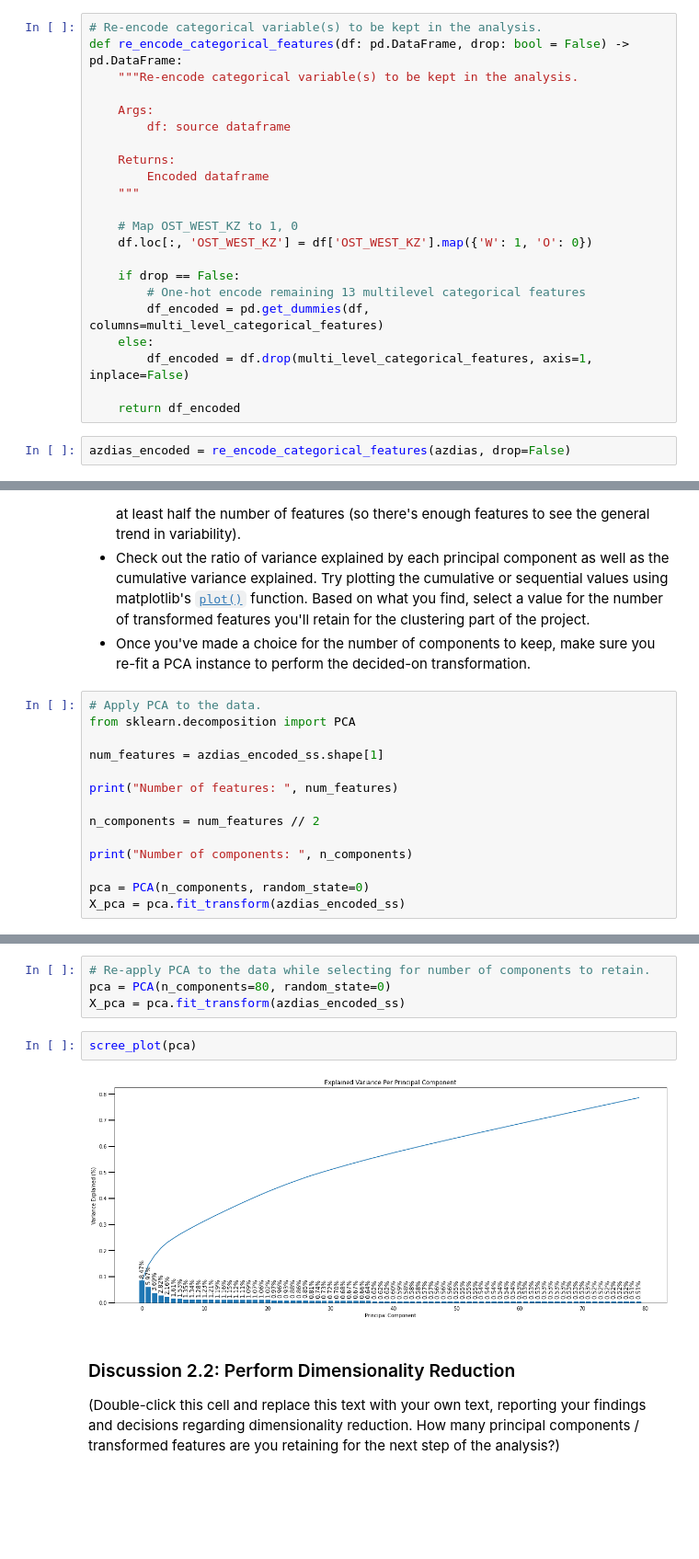
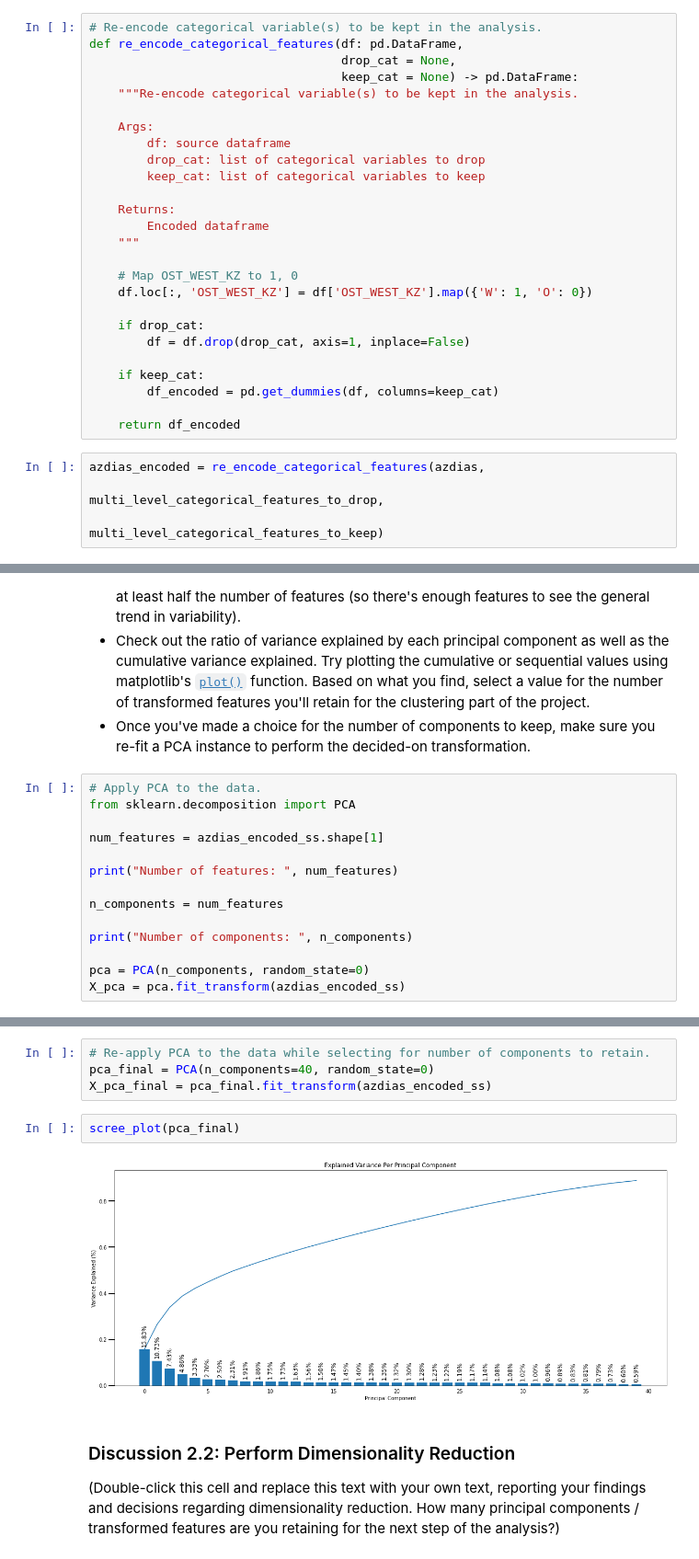
Before and after one commit to walidsi/identify-customer-segments, a Jupyter notebook: Identify_Customer_Segments.ipynb, the cells around one changed output, grey strips where cells are left out. Shown at 92% size. Drawn from its saved outputs; the diff is of its cells as text; blank space fills up the shorter version.

Commit message:
feat: dropped most categorical features and kept few

```diff
--- a/Identify_Customer_Segments.ipynb
+++ b/Identify_Customer_Segments.ipynb
@@ -481,10 +487,14 @@ for cat_feat in mixed_featrures:
 # %%
 # Re-encode categorical variable(s) to be kept in the analysis.
-def re_encode_categorical_features(df: pd.DataFrame, drop: bool = False) -> pd.DataFrame:
+def re_encode_categorical_features(df: pd.DataFrame,
+                                   drop_cat = None,
+                                   keep_cat = None) -> pd.DataFrame:
     """Re-encode categorical variable(s) to be kept in the analysis.
 
     Args:
         df: source dataframe
+        drop_cat: list of categorical variables to drop
+        keep_cat: list of categorical variables to keep
 
     Returns:
         Encoded dataframe
@@ -493,15 +503,17 @@ def re_encode_categorical_features(df: pd.DataFrame, drop: bool = False) -> pd.D
     # Map OST_WEST_KZ to 1, 0
     df.loc[:, 'OST_WEST_KZ'] = df['OST_WEST_KZ'].map({'W': 1, 'O': 0})
 
-    if drop == False:
-        # One-hot encode remaining 13 multilevel categorical features
-        df_encoded = pd.get_dummies(df, columns=multi_level_categorical_features)
-    else:
-        df_encoded = df.drop(multi_level_categorical_features, axis=1, inplace=False)
+    if drop_cat:
+        df = df.drop(drop_cat, axis=1, inplace=False)
+
+    if keep_cat:
+        df_encoded = pd.get_dummies(df, columns=keep_cat)
 
     return df_encoded
 # %%
-azdias_encoded = re_encode_categorical_features(azdias, drop=False)
+azdias_encoded = re_encode_categorical_features(azdias,
+                                                multi_level_categorical_features_to_drop,
+                                                multi_level_categorical_features_to_keep)
 # %%
 azdias_encoded.shape
 # %% [output]
@@ -701,7 +718,7 @@ num_features = azdias_encoded_ss.shape[1]
 
 print("Number of features: ", num_features)
 
-n_components = num_features // 2
+n_components = num_features
 
 print("Number of components: ", n_components)
 
@@ -754,11 +771,11 @@ scree_plot(pca)
 # %%
 # Re-apply PCA to the data while selecting for number of components to retain.
-pca = PCA(n_components=80, random_state=0)
-X_pca = pca.fit_transform(azdias_encoded_ss)
+pca_final = PCA(n_components=40, random_state=0)
+X_pca_final = pca_final.fit_transform(azdias_encoded_ss)
 # %%
-scree_plot(pca)
+scree_plot(pca_final)
 # %% [output]
-[figure, old version]
+[figure, new version]
 # %% [markdown]
 ### Discussion 2.2: Perform Dimensionality Reduction
 
```
Also changed, not shown: parts of 16 cells of this notebook.
